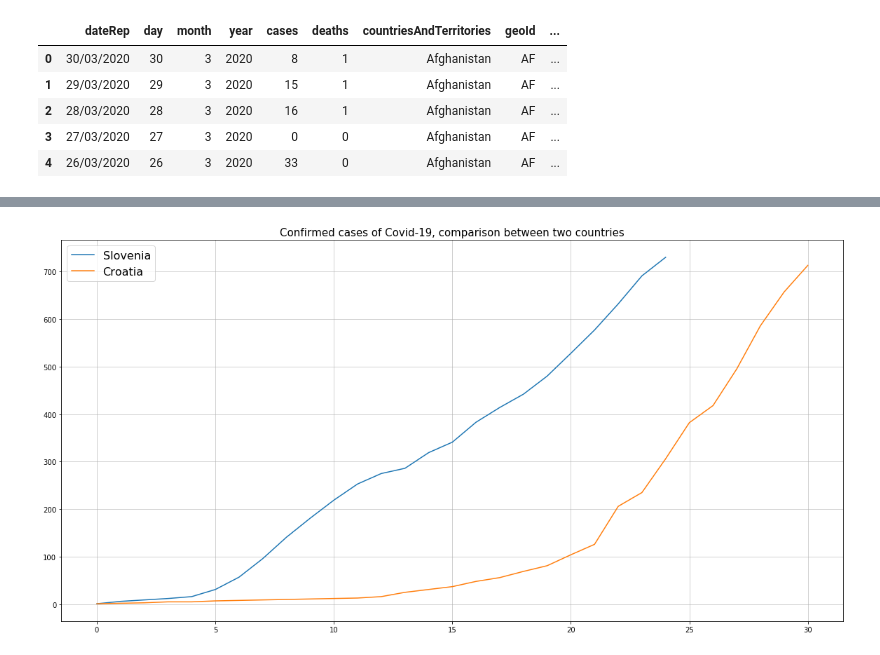
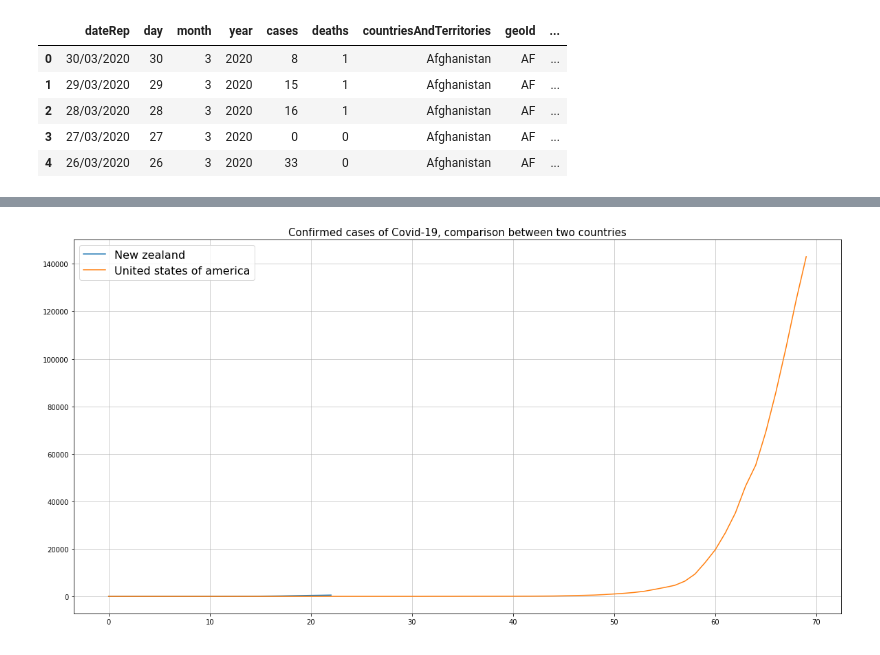
Before and after one commit to Zan-23/PR20NERJZ, a Jupyter notebook: notebooks/RokSimic.ipynb, the cells around one changed output, grey strips where cells are left out. Cells and saved outputs as stored; diff of their text form; code cells hidden in the pictures.

```diff
--- a/notebooks/RokSimic.ipynb
+++ b/notebooks/RokSimic.ipynb
@@ -104,6 +119,25 @@ def compare(array, first_country, second_country, search):
     flipped_array = np.flip(array, 0)
 
     for row in flipped_array:
+        if "_" in row[6].lower():
+            drz = row[6].lower().replace("_", " ")
+            if drz == first_country.lower():    #name checker 1
+                if row[4] != 0 or first_check == True:    #remove false/useless data (0 cases, pre-confirmation and such)
+                    #print(row)
+                    first_check = True;
+                    first_cases.append(row[4] + first_curr_cases)
+                    first_deaths.append(row[5] + first_curr_deaths)
+                    first_curr_cases += row[4]
+                    first_curr_deaths += row[5]
+            elif drz == second_country.lower():    #name checker 2
+                if row[4] != 0 or second_check == True:    #remove false/useless data (0 cases, pre-confirmation and such)
+                    #print(row)
+                    second_check = True;
+                    second_cases.append(row[4] + second_curr_cases)
+                    second_deaths.append(row[5] + second_curr_deaths)
+                    second_curr_cases += row[4]
+                    second_curr_deaths += row[5]
+        else:
             if row[6].lower() == first_country.lower():    #name checker 1
                 if row[4] != 0 or first_check == True:    #remove false/useless data (0 cases, pre-confirmation and such)
                     #print(row)
@@ -136,7 +170,7 @@ def compare(array, first_country, second_country, search):
 
     plt.legend(prop={'size': 16})
     plt.grid(alpha=0.7)
-# %%
-compare(virus_array, "slovenia", "croatia", "cases")
-# %% [output]
-[figure, removed]
+# %%
+compare(virus_array, "new zealand", "united states of america", "cases")
+# %% [output]
+[figure, added]
```
Also changed, not shown: parts of 5 cells of this notebook, 3 other files.
